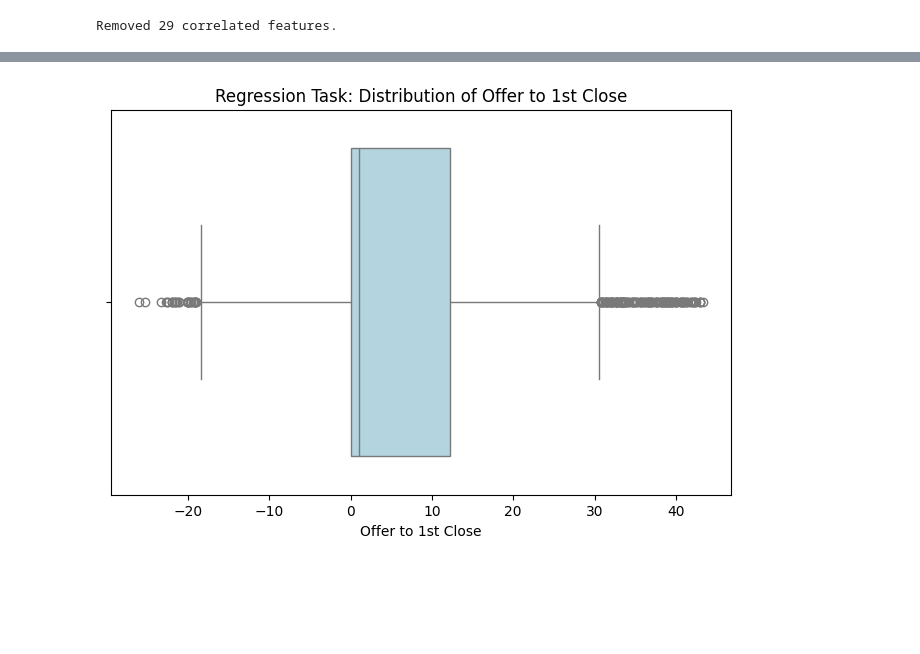
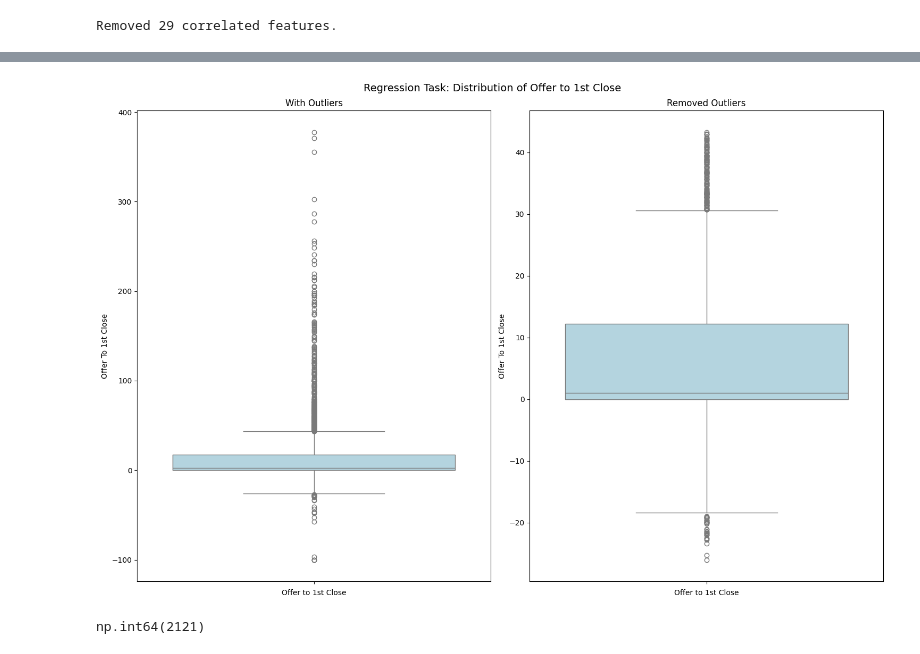
Before and after one commit to emanuelaromano/ipo-underpricing, a Jupyter notebook: preprocessing/preprocess_reg.ipynb, the cells around one changed output, grey strips where cells are left out. Drawn from its saved outputs; the diff is of its cells as text; code cells hidden in the pictures; blank space fills up the shorter version.

```diff
--- a/preprocessing/preprocess_reg.ipynb
+++ b/preprocessing/preprocess_reg.ipynb
@@ -28,9 +32,17 @@ def convert_trade_date(input_file):
 df_convert_trade_date = convert_trade_date('bloomberg_data.csv')
 # %%
 def drop_columns(columns,df):
+    """
+    Drop the specified columns from the DataFrame.
+    """
     df = df.drop(columns=columns)
     return df
 
-df_drop_columns = drop_columns(['Issuer Ticker','Issuer Name','Filing Term Price Range','cusip','Priced Range'], df_convert_trade_date)
+df_drop_columns = drop_columns(['Issuer Ticker',
+                                'Issuer Name',
+                                'Filing Term Price Range',
+                                'cusip',
+                                'Priced Range'],
+                                df_convert_trade_date)
 # %%
 def encoding(df):
@@ -113,6 +142,9 @@ df_train_correlation, df_test_correlation = show_correlation(df_train_encoding,
 Removed 29 correlated features.
 # %%
 def remove_outlier(df):
+    """
+    Remove rows that correspond to outliers in the target variable
+    """
     label = df['Offer To 1st Close']
     Q1 = label.quantile(0.25)
     Q3 = label.quantile(0.75)
@@ -125,7 +157,10 @@ def remove_outlier(df):
     print(f"Original count: {len(df)}, New count: {len(df_filtered)}")
     return df_filtered
 
-def checkimbalance(df, outfile):
+def checkoutliers(df, outfile):
+    """
+    Print distribution of the target variable and check for outliers.
+    """
     label = df['Offer To 1st Close']
 
     Q1 = label.quantile(0.25)
@@ -145,15 +180,15 @@ def checkimbalance(df, outfile):
     outliers = (label < lower_bound).any() or (label > upper_bound).any()
 
     if outliers:
-        print('There are outliers in the data.')
+        print('\nThere are outliers in the data.')
         df_filtered = remove_outlier(df)
         df_filtered.to_csv(outfile, index=False)
         return df_filtered
     else:
-        print('There are no outliers in the data.')
+        print('\nThere are no outliers in the data.')
         return df
 
-df_train_filtered = checkimbalance(df_train_correlation, 'Final_Output_Reg_train.csv')
+df_dev_filtered = checkoutliers(df_dev_correlation, 'Final_Output_Reg_dev.csv')
 # %% [output]
 Minimum value:  -100.0
 Q1:  0.0
@@ -165,13 +201,30 @@ Standard deviation:  34.64469537722364
 There are outliers in the data.
 Removed outliers.
 Original count: 3184, New count: 2829
-# %%
-df = df_train_filtered.copy()
-
-plt.figure(figsize=(8, 5))
-sns.boxplot(df['Offer To 1st Close'], orient='h' , color='lightblue')
-plt.xlabel('Offer to 1st Close')
-plt.title('Regression Task: Distribution of Offer to 1st Close')
-plt.show()
-# %% [output]
-[figure, removed]
+# %%
+"""
+Display distribution of target, after removing outliers.
+"""
+
+df_no_outliers = df_dev_filtered.copy()
+df_with_outliers = df_dev_correlation.copy()
+
+fig, axs = plt.subplots(ncols=2, figsize=(15, 10))
+
+sns.boxplot(data=df_with_outliers, y='Offer To 1st Close', color='lightblue', ax=axs[0])
+axs[0].set_title('With Outliers')
+axs[0].set_xlabel('Offer to 1st Close')
+
+sns.boxplot(data=df_no_outliers, y='Offer To 1st Close', color='lightblue', ax=axs[1])
+axs[1].set_title('Removed Outliers')
+axs[1].set_xlabel('Offer to 1st Close')
+
+fig.suptitle('Regression Task: Distribution of Offer to 1st Close', fontsize=14)
+plt.tight_layout()
+plt.show()
+# %% [output]
+[figure, added]
+# %%
+df_with_outliers[df_with_outliers['Offer To 1st Close']>0]['Offer To 1st Close'].count()
+# %% [output]
+np.int64(2121)
```
Also changed, not shown: parts of 3 cells of this notebook, 5 other files.
